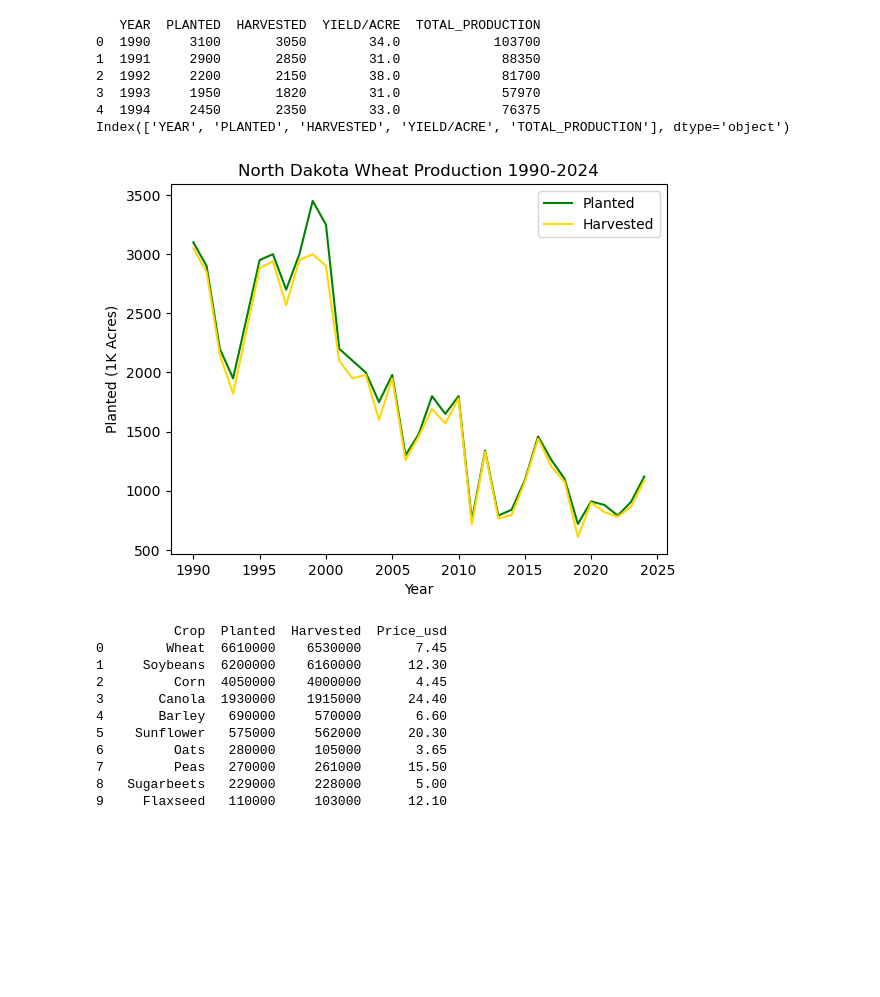
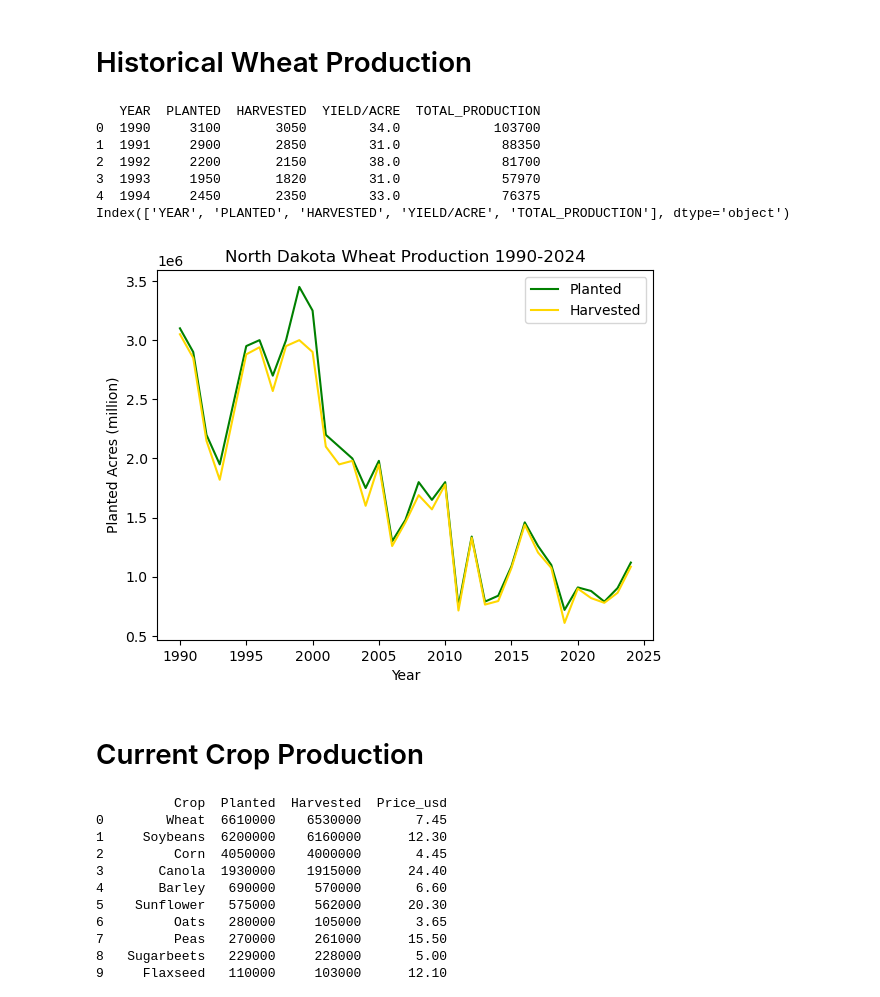
Before and after one commit to JarKanni/nd_wheat, a Jupyter notebook: nd_wheat.ipynb, the cells around one changed output. Drawn from its saved outputs; the diff is of its cells as text; code cells hidden in the pictures; blank space fills up the shorter version.

```diff
--- a/nd_wheat.ipynb
+++ b/nd_wheat.ipynb
@@ -1,6 +1,8 @@
 # %%
 import pandas as pd
 import matplotlib.pyplot as plt
+# %% [markdown]
+# Historical Wheat Production
 # %%
 wheat = pd.read_csv("C:/users/jarka/wondering/nd_wheat/nd_hist.csv", index_col=False, thousands=',')
 
@@ -18,25 +20,27 @@ Index(['YEAR', 'PLANTED', 'HARVESTED', 'YIELD/ACRE', 'TOTAL_PRODUCTION'], dtype=
 # %%
 
 #wheat.plot(kind='line', x='YEAR', y='PLANTED')
 #wheat.plot(kind='line', x='YEAR', y='YIELD/ACRE')
 
 year = wheat['YEAR']
-planted = wheat['PLANTED']
-harvested = wheat['HARVESTED']
+planted = wheat['PLANTED']*1000
+harvested = wheat['HARVESTED']*1000
 
 plt.plot(year, planted, color='green')
 plt.plot(year, harvested, color='gold')
 
 plt.xlabel('Year')
-plt.ylabel('Planted (1K Acres)')
+plt.ylabel('Planted Acres (million)')
 plt.title('North Dakota Wheat Production 1990-2024')
 
 plt.legend(['Planted','Harvested'])
 
 plt.savefig(fname='ND_wheat_graph.png', format='png')
 plt.show()
 # %% [output]
-[figure, old version]
+[figure, new version]
+# %% [markdown]
+# Current Crop Production
 # %%
 crops = pd.read_csv("C:/users/jarka/wondering/nd_wheat/ND_crop_2023.csv")
 
```
Also changed, not shown: parts of 1 cell of this notebook, 2 other files.
